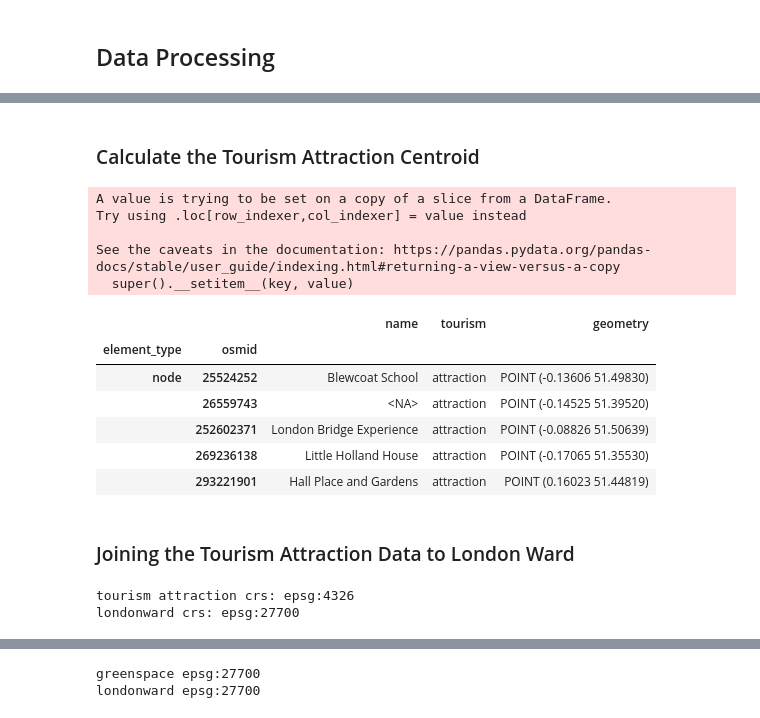
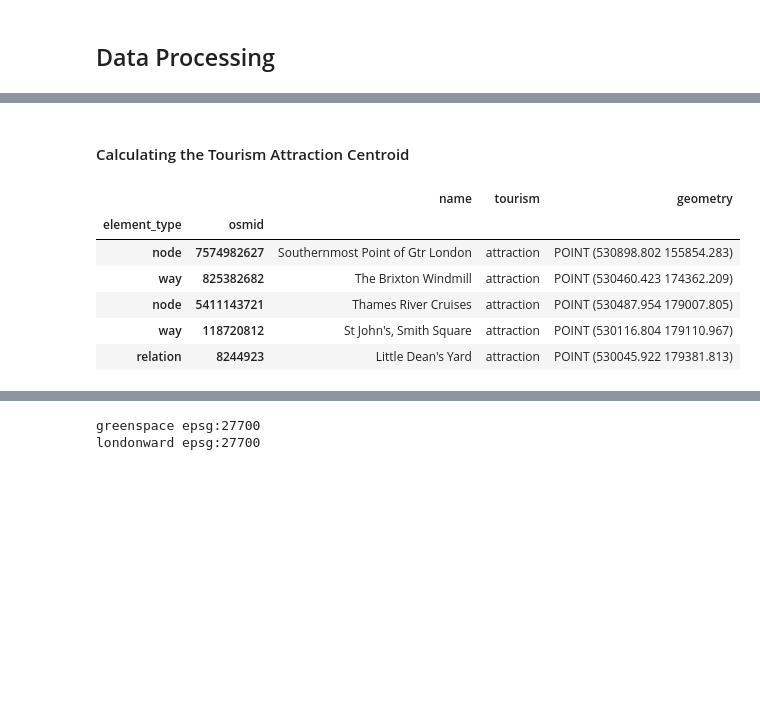
Before and after one commit to JinJiang22/fsds_GroupWork, a Jupyter notebook: independent_var.ipynb, the cells around one changed output, grey strips where cells are left out. Drawn from its saved outputs; the diff is of its cells as text; code cells hidden in the pictures; blank space fills up the shorter version.

Commit message:
update tourism data

```diff
--- a/independent_var.ipynb
+++ b/independent_var.ipynb
@@ -214,7 +175,0 @@ After storing the data into local path, we push the data to github remote reposi
-# %%
-# Read the file from github repo URL
-url = "https://raw.githubusercontent.com/JinJiang22/fsds_GroupWork/main/data/tourism_attraction.csv"
-#urllib.request.urlretrieve(url ,"greenspace_merged.geojson")
-tourism_attraction = pd.read_csv(url)
-
-tourism_attraction.head(5)
@@ -419,9 +303,7 @@ cache_data(src: str, dest: str) -> str
 ddir  = os.path.join('data') # destination directory
 spath = 'https://github.com/JinJiang22/fsds_GroupWork/blob/main/data/' # source path
 
-london_ward = gpd.read_file( cache_data(spath+'londonward.gpkg?raw=true', ddir) )
-#water = gpd.read_file( cache_data(spath+'Water.gpkg?raw=true', ddir) )
-#green = gpd.read_file( cache_data(spath+'Greenspace.gpkg?raw=true', ddir) )
+londonward = gpd.read_file( cache_data(spath+'londonward.gpkg?raw=true', ddir) )
 
 print('Done.')
 # %% [output]
@@ -464,0 +358,3 @@ londonward.plot(cmap='viridis')
+# %%
+# Transform the data into projected crs EPSG:27700 (British National Grid)
+tourism_attract = tourism_df.to_crs(epsg=27700)
@@ -464,0 +390,6 @@ londonward.plot(cmap='viridis')
+# %%
+# Clip the data using GeoPandas clip
+tourism_clip = gpd.clip(tourism_attract, londonward)
+
+# View the first 5 rows and a few select columns
+tourism_clip.head()
@@ -465,38 +423,24 @@ londonward.plot(cmap='viridis')
 # %% [markdown]
-### Calculate the Tourism Attraction Centroid
+#### Calculating the Tourism Attraction Centroid
 # %%
 # Calculating centroid of tourism attraction polygon and multipolygon
 
 from shapely.geometry.polygon import Polygon
 from shapely.geometry.multipolygon import MultiPolygon
 
-tourism_centroid = tourism_attraction
+tourism_centroid = tourism_clip
 
-tourism_attraction['geometry'] = tourism_attraction['geometry'].apply(
+tourism_clip['geometry'] = tourism_clip['geometry'].apply(
   lambda x: x.centroid if type(x) == Polygon else (
   x.centroid if type(x) == MultiPolygon else x)
 )
 
 tourism_centroid.head(5)
 # %% [output]
-A value is trying to be set on a copy of a slice from a DataFrame.
-Try using .loc[row_indexer,col_indexer] = value instead
-
-See the caveats in the documentation: https://pandas.pydata.org/pandas-docs/stable/user_guide/indexing.html#returning-a-view-versus-a-copy
-  super().__setitem__(key, value)
 |  |  | name | tourism | geometry |
 | element_type | osmid |  |  |  |
-| node | 25524252 | Blewcoat School | attraction | POINT (-0.13606 51.49830) |
-|  | 26559743 | <NA> | attraction | POINT (-0.14525 51.39520) |
-|  | 252602371 | London Bridge Experience | attraction | POINT (-0.08826 51.50639) |
-|  | 269236138 | Little Holland House | attraction | POINT (-0.17065 51.35530) |
-|  | 293221901 | Hall Place and Gardens | attraction | POINT (0.16023 51.44819) |
+| node | 7574982627 | Southernmost Point of Gtr London | attraction | POINT (530898.802 155854.283) |
+| way | 825382682 | The Brixton Windmill | attraction | POINT (530460.423 174362.209) |
+| node | 5411143721 | Thames River Cruises | attraction | POINT (530487.954 179007.805) |
+| way | 118720812 | St John's, Smith Square | attraction | POINT (530116.804 179110.967) |
+| relation | 8244923 | Little Dean's Yard | attraction | POINT (530045.922 179381.813) |
-# %% [markdown]
-### Joining the Tourism Attraction Data to London Ward
-# %%
-# check if they are in the same crs
-print("tourism attraction crs:", tourism_centroid.crs)
-print("londonward crs:", londonward.crs)
-# %% [output]
-tourism attraction crs: epsg:4326
-londonward crs: epsg:27700
```
Also changed, not shown: parts of 54 cells of this notebook, 2 other files.
